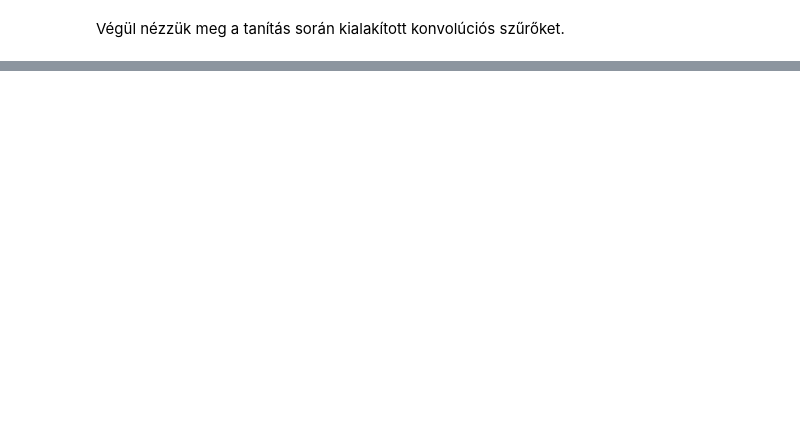
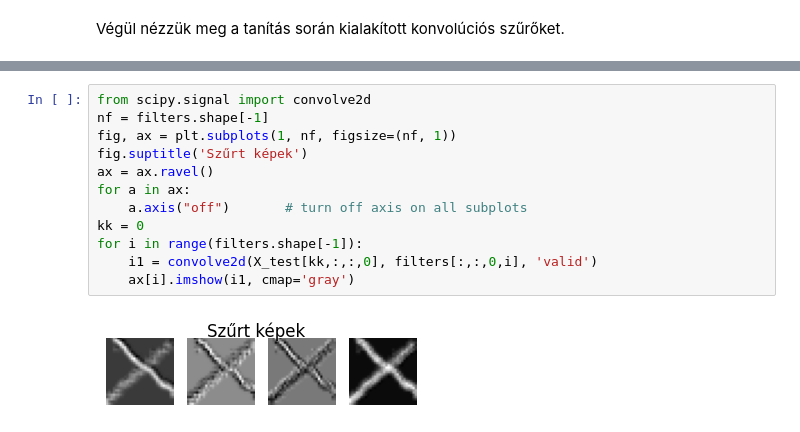
Before and after one commit to OSGeoLabBp/tutorials, a Jupyter notebook: hungarian/machine_learning/lessons/o_x_classification.ipynb, the cells around one changed output, grey strips where cells are left out. Drawn from its saved outputs; the diff is of its cells as text; blank space fills up the shorter version.

```diff
--- a/hungarian/machine_learning/lessons/o_x_classification.ipynb
+++ b/hungarian/machine_learning/lessons/o_x_classification.ipynb
@@ -307,0 +308,14 @@ Konvolúciós szűrők
+# %%
+from scipy.signal import convolve2d
+nf = filters.shape[-1]
+fig, ax = plt.subplots(1, nf, figsize=(nf, 1))
+fig.suptitle('Szűrt képek')
+ax = ax.ravel()
+for a in ax:
+    a.axis("off")       # turn off axis on all subplots
+kk = 0
+for i in range(filters.shape[-1]):
+    i1 = convolve2d(X_test[kk,:,:,0], filters[:,:,0,i], 'valid')
+    ax[i].imshow(i1, cmap='gray')
+# %% [output]
+[figure, added]
```
Also changed, not shown: parts of 5 cells of this notebook.
